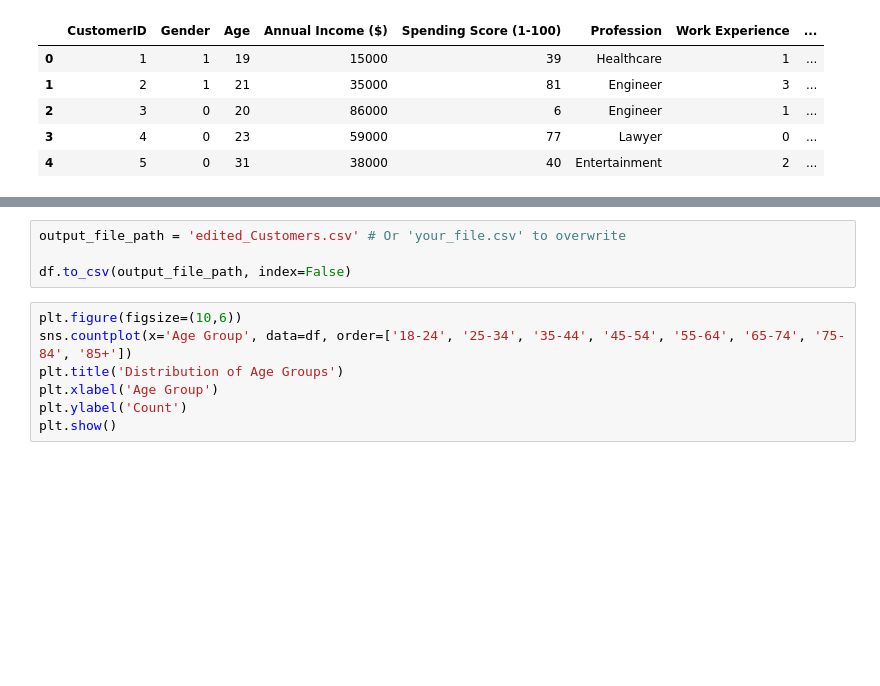
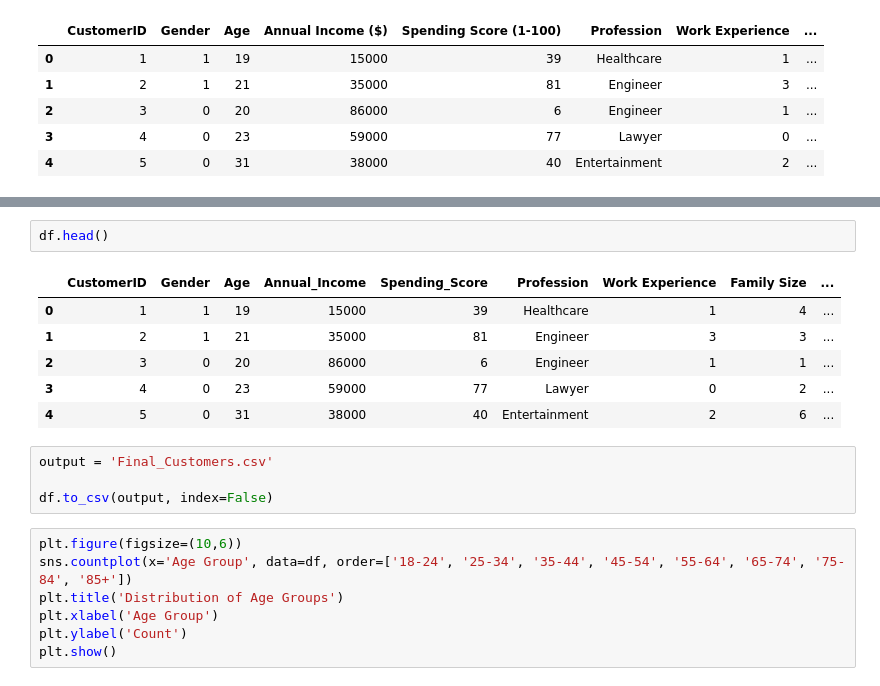
Before and after one commit to Di5on/New_Customer_Analysis, a Jupyter notebook: Customer.ipynb, the cells around one changed output, grey strips where cells are left out. Drawn from its saved outputs; the diff is of its cells as text; blank space fills up the shorter version.

```diff
--- a/Customer.ipynb
+++ b/Customer.ipynb
@@ -188,7 +200,16 @@ df.head()
+# %%
+df.head()
+# %% [output]
+|  | CustomerID | Gender | Age | Annual_Income | Spending_Score | Profession | Work Experience | Family Size | ... |
+| 0 | 1 | 1 | 19 | 15000 | 39 | Healthcare | 1 | 4 | ... |
+| 1 | 2 | 1 | 21 | 35000 | 81 | Engineer | 3 | 3 | ... |
+| 2 | 3 | 0 | 20 | 86000 | 6 | Engineer | 1 | 1 | ... |
+| 3 | 4 | 0 | 23 | 59000 | 77 | Lawyer | 0 | 2 | ... |
+| 4 | 5 | 0 | 31 | 38000 | 40 | Entertainment | 2 | 6 | ... |
 # %%
-output_file_path = 'edited_Customers.csv' # Or 'your_file.csv' to overwrite
+output = 'Final_Customers.csv'
 
-df.to_csv(output_file_path, index=False)
+df.to_csv(output, index=False)
 # %%
 plt.figure(figsize=(10,6))
 sns.countplot(x='Age Group', data=df, order=['18-24', '25-34', '35-44', '45-54', '55-64', '65-74', '75-84', '85+'])
```
Also changed, not shown: parts of 6 cells of this notebook, 4 other files.
